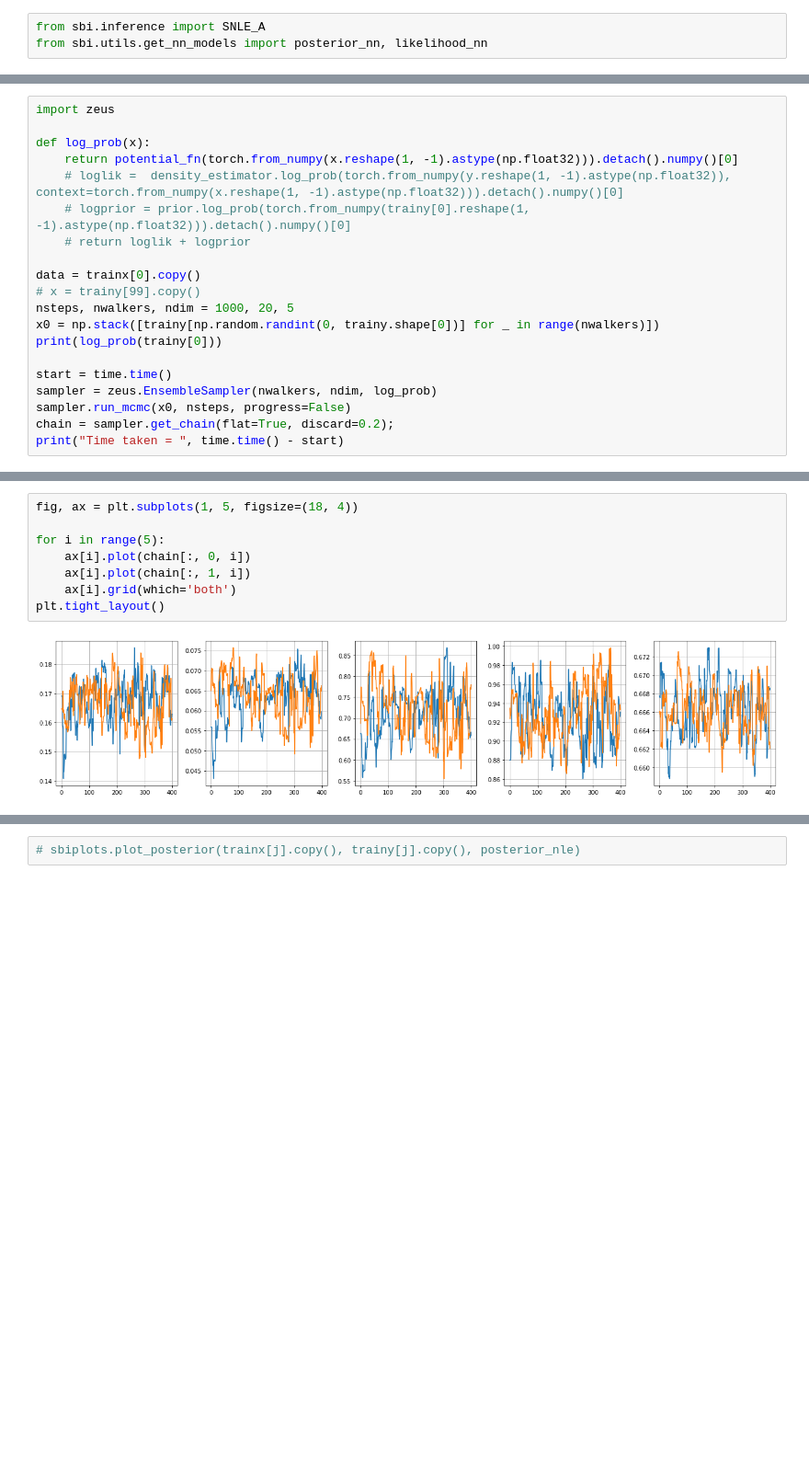
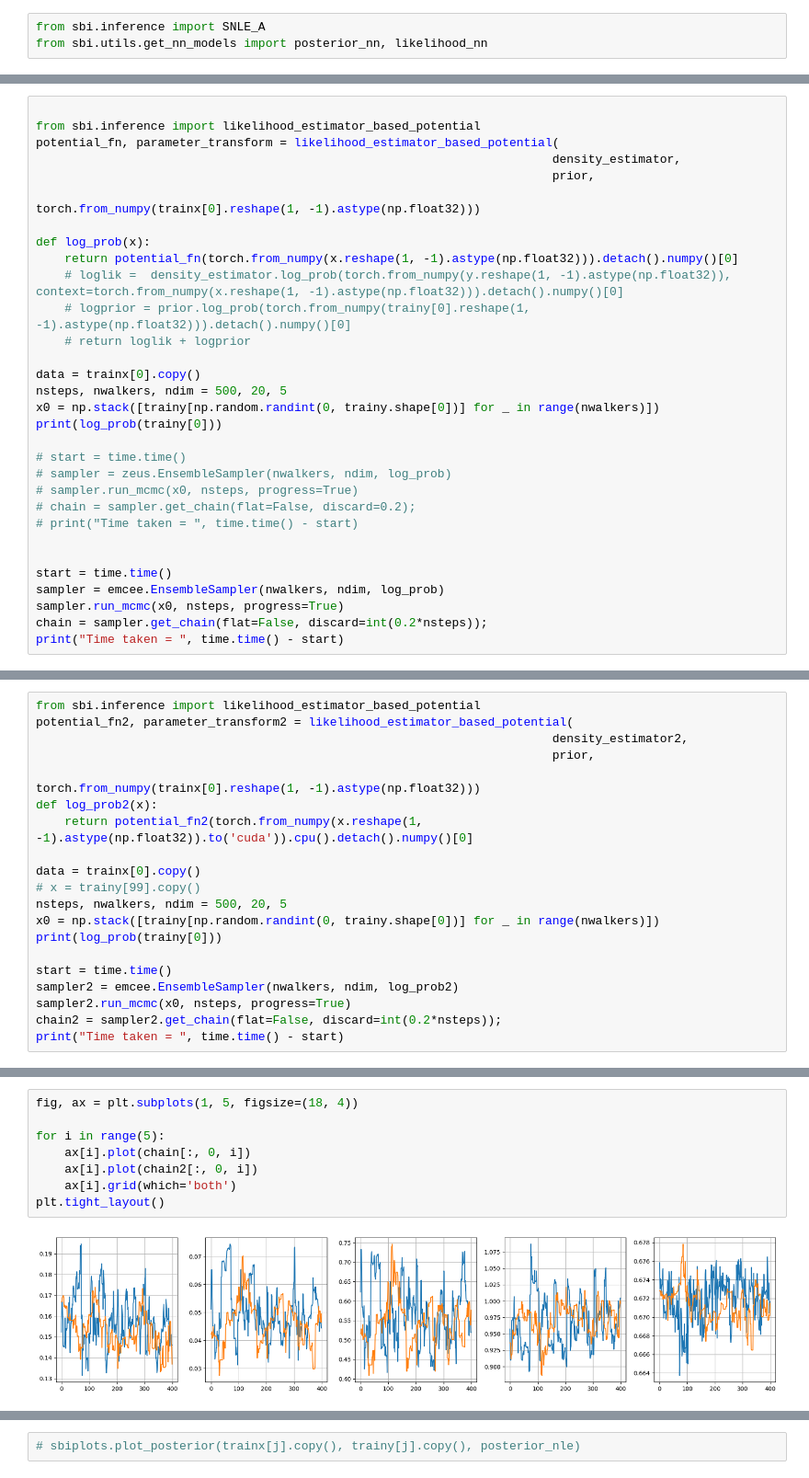
Before and after one commit to modichirag/HySBI, a Jupyter notebook: notebooks/play_hydbi.ipynb, the cells around one changed output, grey strips where cells are left out. Shown at 92% size. Saved outputs shown, nothing was run; the diff lists cells and outputs as text; blank space fills up the shorter version.

```diff
--- a/notebooks/play_hydbi.ipynb
+++ b/notebooks/play_hydbi.ipynb
@@ -157,5 +125,10 @@ import time
 # %%
-import zeus
+
+from sbi.inference import likelihood_estimator_based_potential
+potential_fn, parameter_transform = likelihood_estimator_based_potential(
+                                                                        density_estimator,
+                                                                        prior,
+                                                                        torch.from_numpy(trainx[0].reshape(1, -1).astype(np.float32)))
 
 def log_prob(x):
     return potential_fn(torch.from_numpy(x.reshape(1, -1).astype(np.float32))).detach().numpy()[0]
@@ -164,14 +137,20 @@ def log_prob(x):
     # return loglik + logprior
 
 data = trainx[0].copy()
-# x = trainy[99].copy()
-nsteps, nwalkers, ndim = 1000, 20, 5
+nsteps, nwalkers, ndim = 500, 20, 5
 x0 = np.stack([trainy[np.random.randint(0, trainy.shape[0])] for _ in range(nwalkers)])
 print(log_prob(trainy[0]))
 
+# start = time.time()
+# sampler = zeus.EnsembleSampler(nwalkers, ndim, log_prob)
+# sampler.run_mcmc(x0, nsteps, progress=True)
+# chain = sampler.get_chain(flat=False, discard=0.2);
+# print("Time taken = ", time.time() - start)
+
+
 start = time.time()
-sampler = zeus.EnsembleSampler(nwalkers, ndim, log_prob)
-sampler.run_mcmc(x0, nsteps, progress=False)
-chain = sampler.get_chain(flat=True, discard=0.2);
+sampler = emcee.EnsembleSampler(nwalkers, ndim, log_prob)
+sampler.run_mcmc(x0, nsteps, progress=True)
+chain = sampler.get_chain(flat=False, discard=int(0.2*nsteps));
 print("Time taken = ", time.time() - start)
 # %% [output]
@@ -180,0 +182,20 @@ Time taken =  304.00113582611084
+# %%
+from sbi.inference import likelihood_estimator_based_potential
+potential_fn2, parameter_transform2 = likelihood_estimator_based_potential(
+                                                                        density_estimator2,
+                                                                        prior,
+                                                                        torch.from_numpy(trainx[0].reshape(1, -1).astype(np.float32)))
+def log_prob2(x):
+    return potential_fn2(torch.from_numpy(x.reshape(1, -1).astype(np.float32)).to('cuda')).cpu().detach().numpy()[0]
+
+data = trainx[0].copy()
+# x = trainy[99].copy()
+nsteps, nwalkers, ndim = 500, 20, 5
+x0 = np.stack([trainy[np.random.randint(0, trainy.shape[0])] for _ in range(nwalkers)])
+print(log_prob(trainy[0]))
+
+start = time.time()
+sampler2 = emcee.EnsembleSampler(nwalkers, ndim, log_prob2)
+sampler2.run_mcmc(x0, nsteps, progress=True)
+chain2 = sampler2.get_chain(flat=False, discard=int(0.2*nsteps));
+print("Time taken = ", time.time() - start)
@@ -202,10 +230,10 @@ chain.shape
 # %%
 fig, ax = plt.subplots(1, 5, figsize=(18, 4))
 
 for i in range(5):
     ax[i].plot(chain[:, 0, i])
-    ax[i].plot(chain[:, 1, i])
+    ax[i].plot(chain2[:, 0, i])
     ax[i].grid(which='both')
 plt.tight_layout()
 # %% [output]
-[figure, old version]
+[figure, new version]
```
Also changed, not shown: parts of 89 cells of this notebook, 2 other files.
